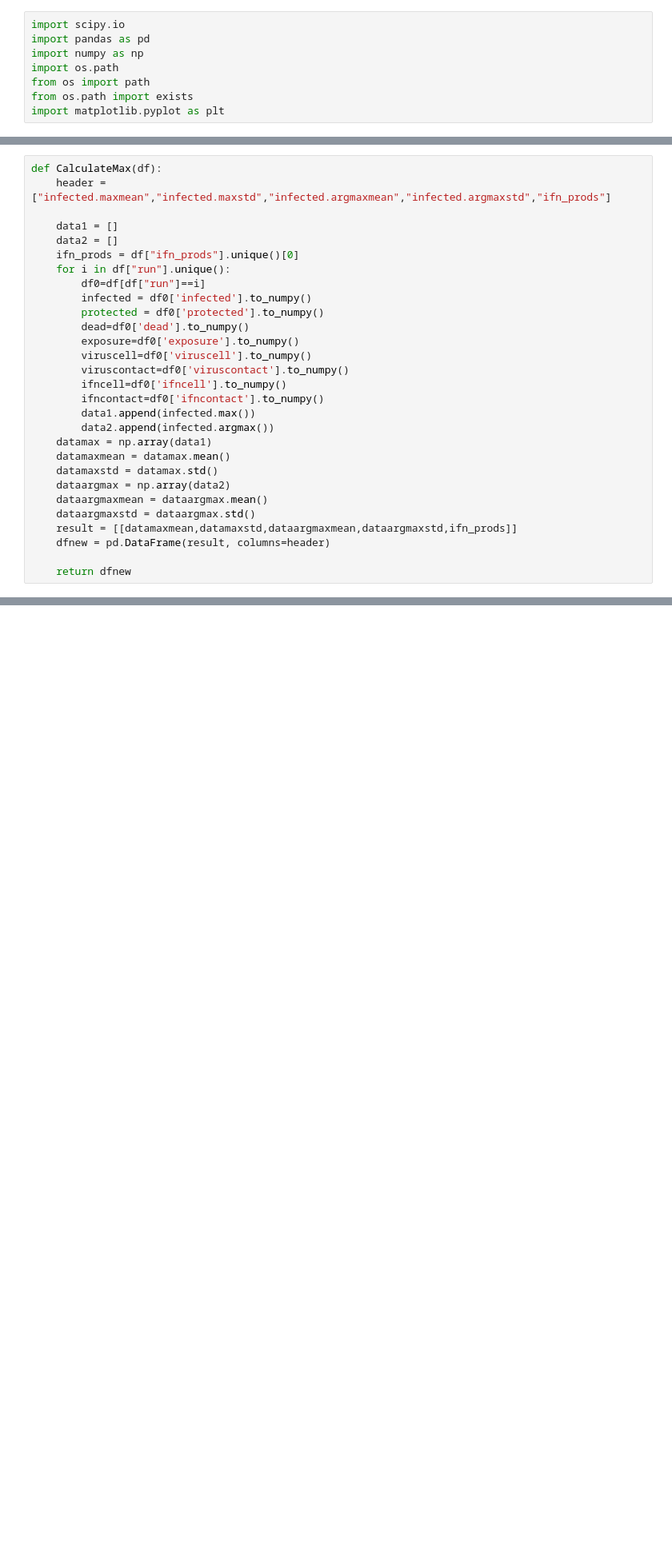
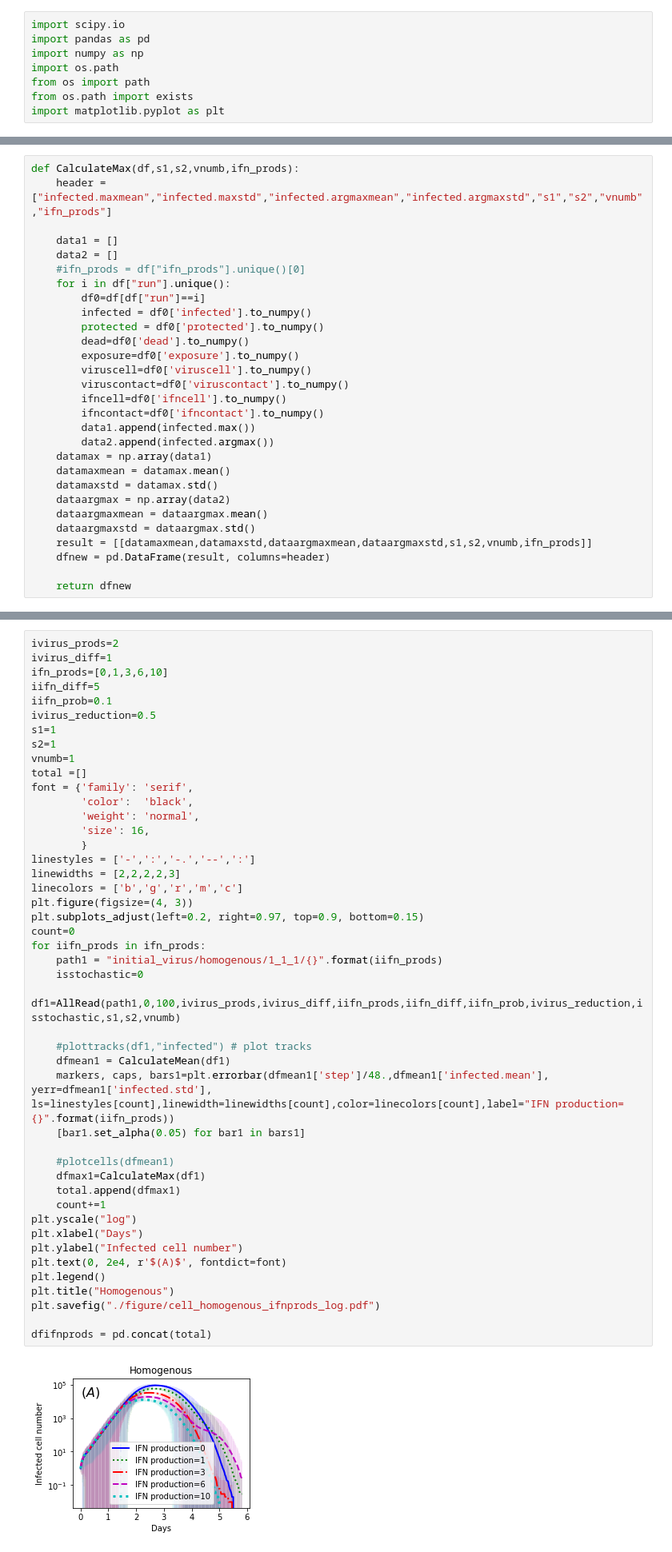
Before and after one commit to pinghanchu/Cellular-automaton-Virus, a Jupyter notebook: IFN_PRODS_Homogenous.ipynb, the cells around one changed output, grey strips where cells are left out. Shown: that part at 80% size. Drawn from its saved outputs; the diff is of its cells as text; blank space fills up the shorter version.

```diff
--- a/IFN_PRODS_Homogenous.ipynb
+++ b/IFN_PRODS_Homogenous.ipynb
@@ -51,12 +51,12 @@ def CalculateMean(df):
     dfnew = pd.concat(total)
     return dfnew
 # %%
-def CalculateMax(df):
-    header = ["infected.maxmean","infected.maxstd","infected.argmaxmean","infected.argmaxstd","ifn_prods"]
+def CalculateMax(df,s1,s2,vnumb,ifn_prods):
+    header = ["infected.maxmean","infected.maxstd","infected.argmaxmean","infected.argmaxstd","s1","s2","vnumb","ifn_prods"]
 
     data1 = []
     data2 = []
-    ifn_prods = df["ifn_prods"].unique()[0]
+    #ifn_prods = df["ifn_prods"].unique()[0]
     for i in df["run"].unique():
         df0=df[df["run"]==i]
         infected = df0['infected'].to_numpy()
@@ -75,7 +75,7 @@ def CalculateMax(df):
     dataargmax = np.array(data2)
     dataargmaxmean = dataargmax.mean()
     dataargmaxstd = dataargmax.std()
-    result = [[datamaxmean,datamaxstd,dataargmaxmean,dataargmaxstd,ifn_prods]]
+    result = [[datamaxmean,datamaxstd,dataargmaxmean,dataargmaxstd,s1,s2,vnumb,ifn_prods]]
     dfnew = pd.DataFrame(result, columns=header)
 
     return dfnew
@@ -265,3 +260,50 @@ dfifnprods = pd.concat(total)
+# %%
+ivirus_prods=2
+ivirus_diff=1
+ifn_prods=[0,1,3,6,10]
+iifn_diff=5
+iifn_prob=0.1
+ivirus_reduction=0.5
+s1=1
+s2=1
+vnumb=1
+total =[]
+font = {'family': 'serif',
+        'color':  'black',
+        'weight': 'normal',
+        'size': 16,
+        }
+linestyles = ['-',':','-.','--',':']
+linewidths = [2,2,2,2,3]
+linecolors = ['b','g','r','m','c']
+plt.figure(figsize=(4, 3))
+plt.subplots_adjust(left=0.2, right=0.97, top=0.9, bottom=0.15)
+count=0
+for iifn_prods in ifn_prods:
+    path1 = "initial_virus/homogenous/1_1_1/{}".format(iifn_prods)
+    isstochastic=0
+    df1=AllRead(path1,0,100,ivirus_prods,ivirus_diff,iifn_prods,iifn_diff,iifn_prob,ivirus_reduction,isstochastic,s1,s2,vnumb)
+
+    #plottracks(df1,"infected") # plot tracks
+    dfmean1 = CalculateMean(df1)
+    markers, caps, bars1=plt.errorbar(dfmean1['step']/48.,dfmean1['infected.mean'], yerr=dfmean1['infected.std'], ls=linestyles[count],linewidth=linewidths[count],color=linecolors[count],label="IFN production={}".format(iifn_prods))
+    [bar1.set_alpha(0.05) for bar1 in bars1]
+
+    #plotcells(dfmean1)
+    dfmax1=CalculateMax(df1)
+    total.append(dfmax1)
+    count+=1
+plt.yscale("log")
+plt.xlabel("Days")
+plt.ylabel("Infected cell number")
+plt.text(0, 2e4, r'$(A)$', fontdict=font)
+plt.legend()
+plt.title("Homogenous")
+plt.savefig("./figure/cell_homogenous_ifnprods_log.pdf")
+
+dfifnprods = pd.concat(total)
+# %% [output]
+[figure, added]
 # %%
 plot_max_IFN_PRODS(dfifnprods)
 # %% [output]
```
Also changed, not shown: parts of 11 cells of this notebook, 2 other files.
